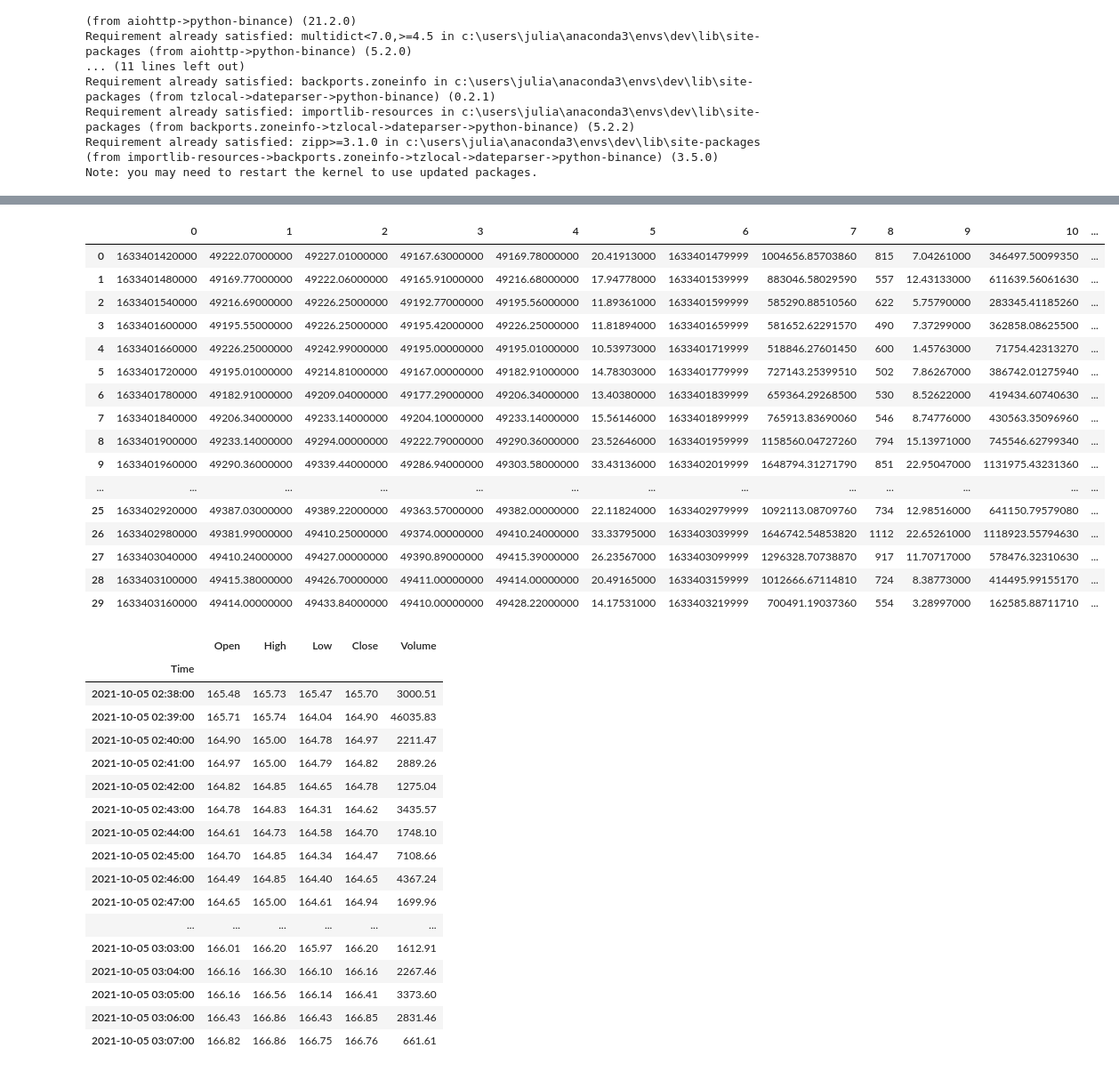
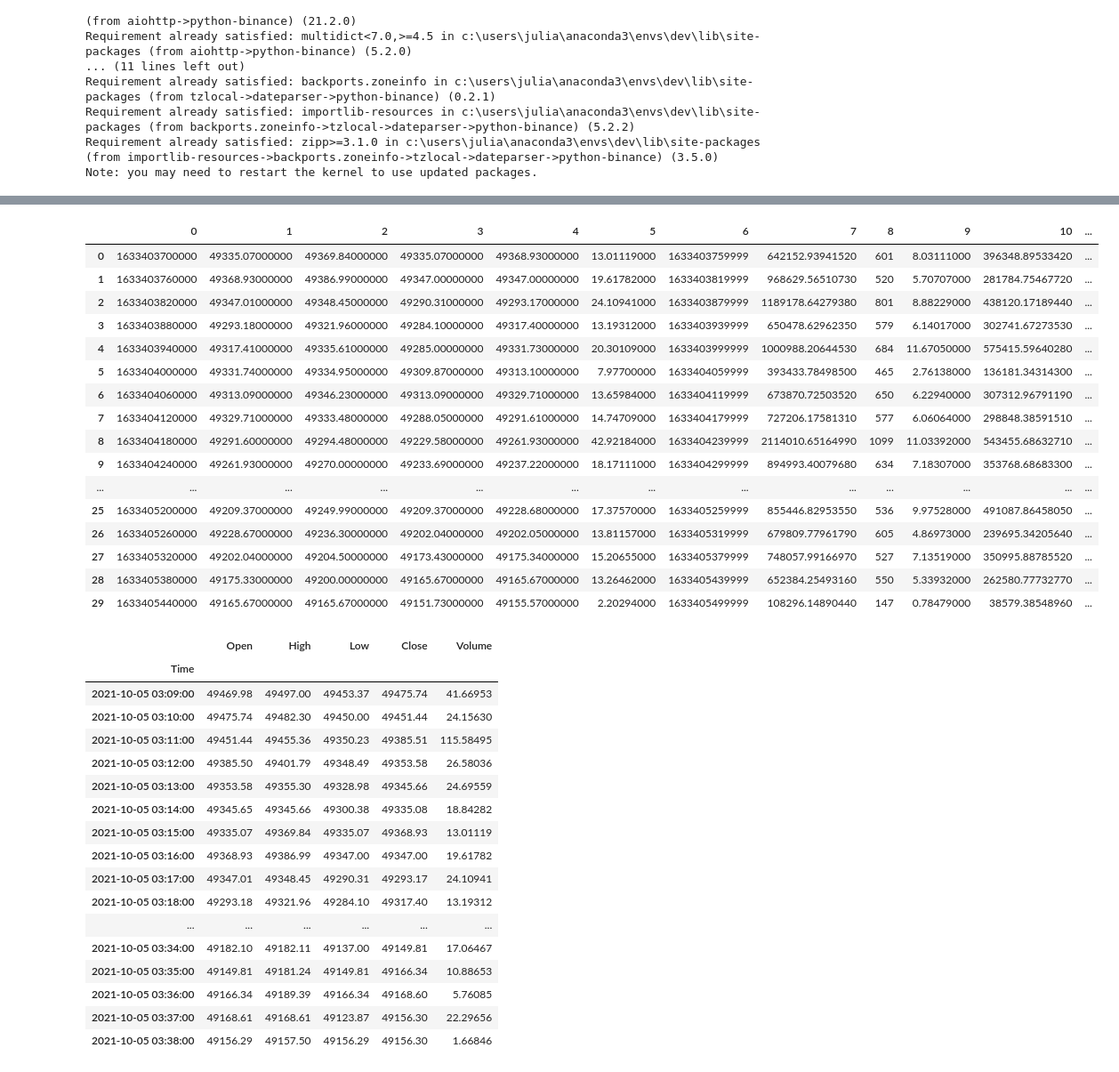
Before and after one commit to nathanduft44/crypto_freq_trade, a Jupyter notebook: Julia/Cryptotrading_Binance_jg.ipynb, the cells around one changed output, grey strips where cells are left out. Shown at 89% size. Drawn from its saved outputs; the diff is of its cells as text; code cells hidden in the pictures.

Commit message:
Code historical data

```diff
--- a/Julia/Cryptotrading_Binance_jg.ipynb
+++ b/Julia/Cryptotrading_Binance_jg.ipynb
@@ -36,23 +57,23 @@ client = Client(api_key, api_secret)
 # %%
-pd.DataFrame(client.get_historical_klines('BTCUSDT', '1m', '30 min ago UTC'))
+pd.DataFrame(client.get_historical_klines('BTCUSDT', '1m', '30m ago UTC'))
 # %% [output]
 |  | 0 | 1 | 2 | 3 | 4 | 5 | 6 | 7 | 8 | 9 | 10 | ... |
-| 0 | 1633401420000 | 49222.07000000 | 49227.01000000 | 49167.63000000 | 49169.78000000 | 20.41913000 | 1633401479999 | 1004656.85703860 | 815 | 7.04261000 | 346497.50099350 | ... |
-| 1 | 1633401480000 | 49169.77000000 | 49222.06000000 | 49165.91000000 | 49216.68000000 | 17.94778000 | 1633401539999 | 883046.58029590 | 557 | 12.43133000 | 611639.56061630 | ... |
-| 2 | 1633401540000 | 49216.69000000 | 49226.25000000 | 49192.77000000 | 49195.56000000 | 11.89361000 | 1633401599999 | 585290.88510560 | 622 | 5.75790000 | 283345.41185260 | ... |
-| 3 | 1633401600000 | 49195.55000000 | 49226.25000000 | 49195.42000000 | 49226.25000000 | 11.81894000 | 1633401659999 | 581652.62291570 | 490 | 7.37299000 | 362858.08625500 | ... |
-| 4 | 1633401660000 | 49226.25000000 | 49242.99000000 | 49195.00000000 | 49195.01000000 | 10.53973000 | 1633401719999 | 518846.27601450 | 600 | 1.45763000 | 71754.42313270 | ... |
-| 5 | 1633401720000 | 49195.01000000 | 49214.81000000 | 49167.00000000 | 49182.91000000 | 14.78303000 | 1633401779999 | 727143.25399510 | 502 | 7.86267000 | 386742.01275940 | ... |
-| 6 | 1633401780000 | 49182.91000000 | 49209.04000000 | 49177.29000000 | 49206.34000000 | 13.40380000 | 1633401839999 | 659364.29268500 | 530 | 8.52622000 | 419434.60740630 | ... |
-| 7 | 1633401840000 | 49206.34000000 | 49233.14000000 | 49204.10000000 | 49233.14000000 | 15.56146000 | 1633401899999 | 765913.83690060 | 546 | 8.74776000 | 430563.35096960 | ... |
-| 8 | 1633401900000 | 49233.14000000 | 49294.00000000 | 49222.79000000 | 49290.36000000 | 23.52646000 | 1633401959999 | 1158560.04727260 | 794 | 15.13971000 | 745546.62799340 | ... |
-| 9 | 1633401960000 | 49290.36000000 | 49339.44000000 | 49286.94000000 | 49303.58000000 | 33.43136000 | 1633402019999 | 1648794.31271790 | 851 | 22.95047000 | 1131975.43231360 | ... |
+| 0 | 1633403700000 | 49335.07000000 | 49369.84000000 | 49335.07000000 | 49368.93000000 | 13.01119000 | 1633403759999 | 642152.93941520 | 601 | 8.03111000 | 396348.89533420 | ... |
+| 1 | 1633403760000 | 49368.93000000 | 49386.99000000 | 49347.00000000 | 49347.00000000 | 19.61782000 | 1633403819999 | 968629.56510730 | 520 | 5.70707000 | 281784.75467720 | ... |
+| 2 | 1633403820000 | 49347.01000000 | 49348.45000000 | 49290.31000000 | 49293.17000000 | 24.10941000 | 1633403879999 | 1189178.64279380 | 801 | 8.88229000 | 438120.17189440 | ... |
+| 3 | 1633403880000 | 49293.18000000 | 49321.96000000 | 49284.10000000 | 49317.40000000 | 13.19312000 | 1633403939999 | 650478.62962350 | 579 | 6.14017000 | 302741.67273530 | ... |
+| 4 | 1633403940000 | 49317.41000000 | 49335.61000000 | 49285.00000000 | 49331.73000000 | 20.30109000 | 1633403999999 | 1000988.20644530 | 684 | 11.67050000 | 575415.59640280 | ... |
+| 5 | 1633404000000 | 49331.74000000 | 49334.95000000 | 49309.87000000 | 49313.10000000 | 7.97700000 | 1633404059999 | 393433.78498500 | 465 | 2.76138000 | 136181.34314300 | ... |
+| 6 | 1633404060000 | 49313.09000000 | 49346.23000000 | 49313.09000000 | 49329.71000000 | 13.65984000 | 1633404119999 | 673870.72503520 | 650 | 6.22940000 | 307312.96791190 | ... |
+| 7 | 1633404120000 | 49329.71000000 | 49333.48000000 | 49288.05000000 | 49291.61000000 | 14.74709000 | 1633404179999 | 727206.17581310 | 577 | 6.06064000 | 298848.38591510 | ... |
+| 8 | 1633404180000 | 49291.60000000 | 49294.48000000 | 49229.58000000 | 49261.93000000 | 42.92184000 | 1633404239999 | 2114010.65164990 | 1099 | 11.03392000 | 543455.68632710 | ... |
+| 9 | 1633404240000 | 49261.93000000 | 49270.00000000 | 49233.69000000 | 49237.22000000 | 18.17111000 | 1633404299999 | 894993.40079680 | 634 | 7.18307000 | 353768.68683300 | ... |
 | ... | ... | ... | ... | ... | ... | ... | ... | ... | ... | ... | ... | ... |
-| 25 | 1633402920000 | 49387.03000000 | 49389.22000000 | 49363.57000000 | 49382.00000000 | 22.11824000 | 1633402979999 | 1092113.08709760 | 734 | 12.98516000 | 641150.79579080 | ... |
-| 26 | 1633402980000 | 49381.99000000 | 49410.25000000 | 49374.00000000 | 49410.24000000 | 33.33795000 | 1633403039999 | 1646742.54853820 | 1112 | 22.65261000 | 1118923.55794630 | ... |
-| 27 | 1633403040000 | 49410.24000000 | 49427.00000000 | 49390.89000000 | 49415.39000000 | 26.23567000 | 1633403099999 | 1296328.70738870 | 917 | 11.70717000 | 578476.32310630 | ... |
-| 28 | 1633403100000 | 49415.38000000 | 49426.70000000 | 49411.00000000 | 49414.00000000 | 20.49165000 | 1633403159999 | 1012666.67114810 | 724 | 8.38773000 | 414495.99155170 | ... |
-| 29 | 1633403160000 | 49414.00000000 | 49433.84000000 | 49410.00000000 | 49428.22000000 | 14.17531000 | 1633403219999 | 700491.19037360 | 554 | 3.28997000 | 162585.88711710 | ... |
+| 25 | 1633405200000 | 49209.37000000 | 49249.99000000 | 49209.37000000 | 49228.68000000 | 17.37570000 | 1633405259999 | 855446.82953550 | 536 | 9.97528000 | 491087.86458050 | ... |
+| 26 | 1633405260000 | 49228.67000000 | 49236.30000000 | 49202.04000000 | 49202.05000000 | 13.81157000 | 1633405319999 | 679809.77961790 | 605 | 4.86973000 | 239695.34205640 | ... |
+| 27 | 1633405320000 | 49202.04000000 | 49204.50000000 | 49173.43000000 | 49175.34000000 | 15.20655000 | 1633405379999 | 748057.99166970 | 527 | 7.13519000 | 350995.88785520 | ... |
+| 28 | 1633405380000 | 49175.33000000 | 49200.00000000 | 49165.67000000 | 49165.67000000 | 13.26462000 | 1633405439999 | 652384.25493160 | 550 | 5.33932000 | 262580.77732770 | ... |
+| 29 | 1633405440000 | 49165.67000000 | 49165.67000000 | 49151.73000000 | 49155.57000000 | 2.20294000 | 1633405499999 | 108296.14890440 | 147 | 0.78479000 | 38579.38548960 | ... |
 # %%
 def getminutedata(symbol, interval, lookback):
     frame = pd.DataFrame(client.get_historical_klines(symbol, interval, lookback+' min ago UTC'))
@@ -63,26 +85,26 @@ def getminutedata(symbol, interval, lookback):
     frame = frame.astype(float)
     return frame
 # %%
-getminutedata('SOLUSDT', '1m', '30m')
+getminutedata('BTCUSDT', '1m', '30m')
 # %% [output]
 |  | Open | High | Low | Close | Volume |
 | Time |  |  |  |  |  |
-| 2021-10-05 02:38:00 | 165.48 | 165.73 | 165.47 | 165.70 | 3000.51 |
-| 2021-10-05 02:39:00 | 165.71 | 165.74 | 164.04 | 164.90 | 46035.83 |
-| 2021-10-05 02:40:00 | 164.90 | 165.00 | 164.78 | 164.97 | 2211.47 |
-| 2021-10-05 02:41:00 | 164.97 | 165.00 | 164.79 | 164.82 | 2889.26 |
-| 2021-10-05 02:42:00 | 164.82 | 164.85 | 164.65 | 164.78 | 1275.04 |
-| 2021-10-05 02:43:00 | 164.78 | 164.83 | 164.31 | 164.62 | 3435.57 |
-| 2021-10-05 02:44:00 | 164.61 | 164.73 | 164.58 | 164.70 | 1748.10 |
-| 2021-10-05 02:45:00 | 164.70 | 164.85 | 164.34 | 164.47 | 7108.66 |
-| 2021-10-05 02:46:00 | 164.49 | 164.85 | 164.40 | 164.65 | 4367.24 |
-| 2021-10-05 02:47:00 | 164.65 | 165.00 | 164.61 | 164.94 | 1699.96 |
+| 2021-10-05 03:09:00 | 49469.98 | 49497.00 | 49453.37 | 49475.74 | 41.66953 |
+| 2021-10-05 03:10:00 | 49475.74 | 49482.30 | 49450.00 | 49451.44 | 24.15630 |
+| 2021-10-05 03:11:00 | 49451.44 | 49455.36 | 49350.23 | 49385.51 | 115.58495 |
+| 2021-10-05 03:12:00 | 49385.50 | 49401.79 | 49348.49 | 49353.58 | 26.58036 |
+| 2021-10-05 03:13:00 | 49353.58 | 49355.30 | 49328.98 | 49345.66 | 24.69559 |
+| 2021-10-05 03:14:00 | 49345.65 | 49345.66 | 49300.38 | 49335.08 | 18.84282 |
+| 2021-10-05 03:15:00 | 49335.07 | 49369.84 | 49335.07 | 49368.93 | 13.01119 |
+| 2021-10-05 03:16:00 | 49368.93 | 49386.99 | 49347.00 | 49347.00 | 19.61782 |
+| 2021-10-05 03:17:00 | 49347.01 | 49348.45 | 49290.31 | 49293.17 | 24.10941 |
+| 2021-10-05 03:18:00 | 49293.18 | 49321.96 | 49284.10 | 49317.40 | 13.19312 |
 | ... | ... | ... | ... | ... | ... |
-| 2021-10-05 03:03:00 | 166.01 | 166.20 | 165.97 | 166.20 | 1612.91 |
-| 2021-10-05 03:04:00 | 166.16 | 166.30 | 166.10 | 166.16 | 2267.46 |
-| 2021-10-05 03:05:00 | 166.16 | 166.56 | 166.14 | 166.41 | 3373.60 |
-| 2021-10-05 03:06:00 | 166.43 | 166.86 | 166.43 | 166.85 | 2831.46 |
-| 2021-10-05 03:07:00 | 166.82 | 166.86 | 166.75 | 166.76 | 661.61 |
+| 2021-10-05 03:34:00 | 49182.10 | 49182.11 | 49137.00 | 49149.81 | 17.06467 |
+| 2021-10-05 03:35:00 | 49149.81 | 49181.24 | 49149.81 | 49166.34 | 10.88653 |
+| 2021-10-05 03:36:00 | 49166.34 | 49189.39 | 49166.34 | 49168.60 | 5.76085 |
+| 2021-10-05 03:37:00 | 49168.61 | 49168.61 | 49123.87 | 49156.30 | 22.29656 |
+| 2021-10-05 03:38:00 | 49156.29 | 49157.50 | 49156.29 | 49156.30 | 1.66846 |
 # %%
 test = getminutedata('BTCUSDT', '1m', '30')
 # %%
```
Also changed, not shown: parts of 9 cells of this notebook, 4 other files.
